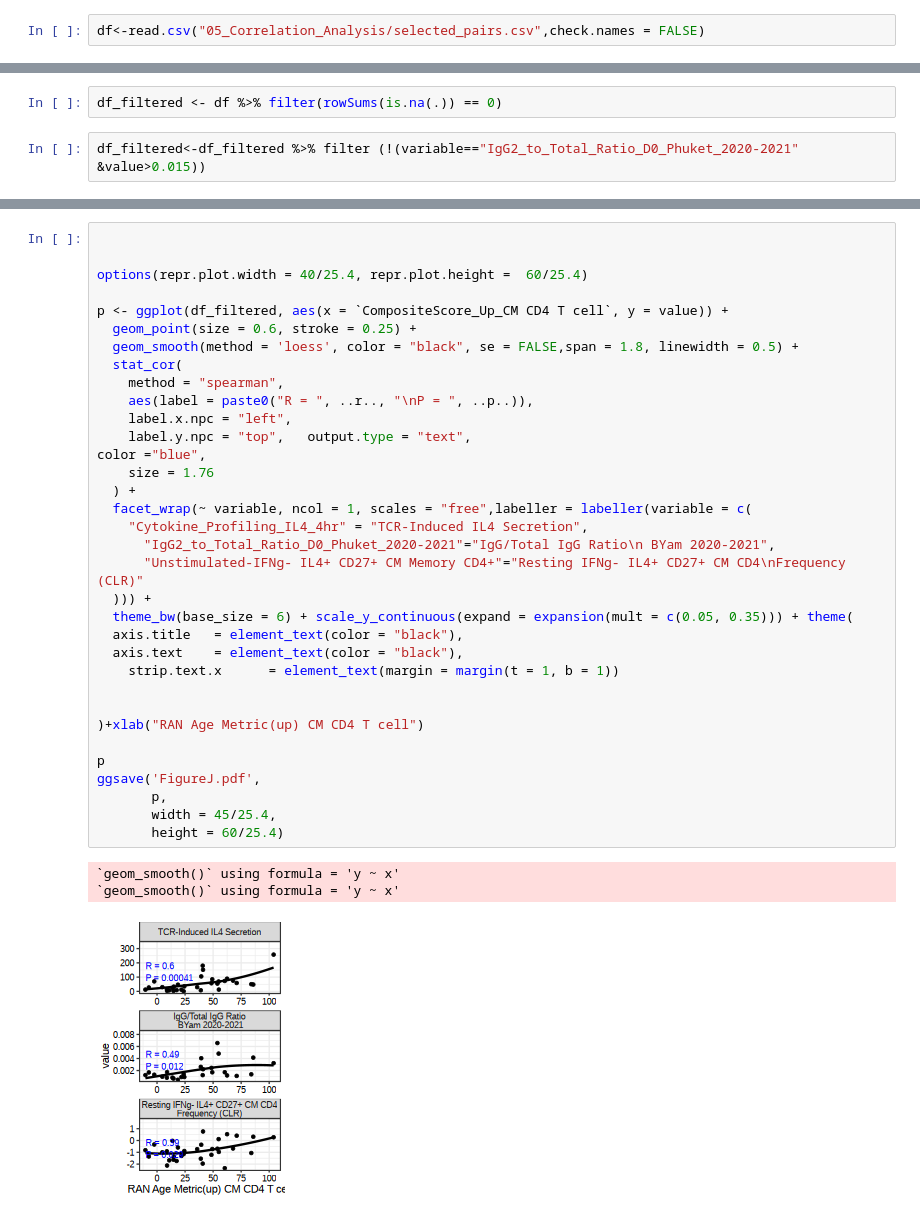
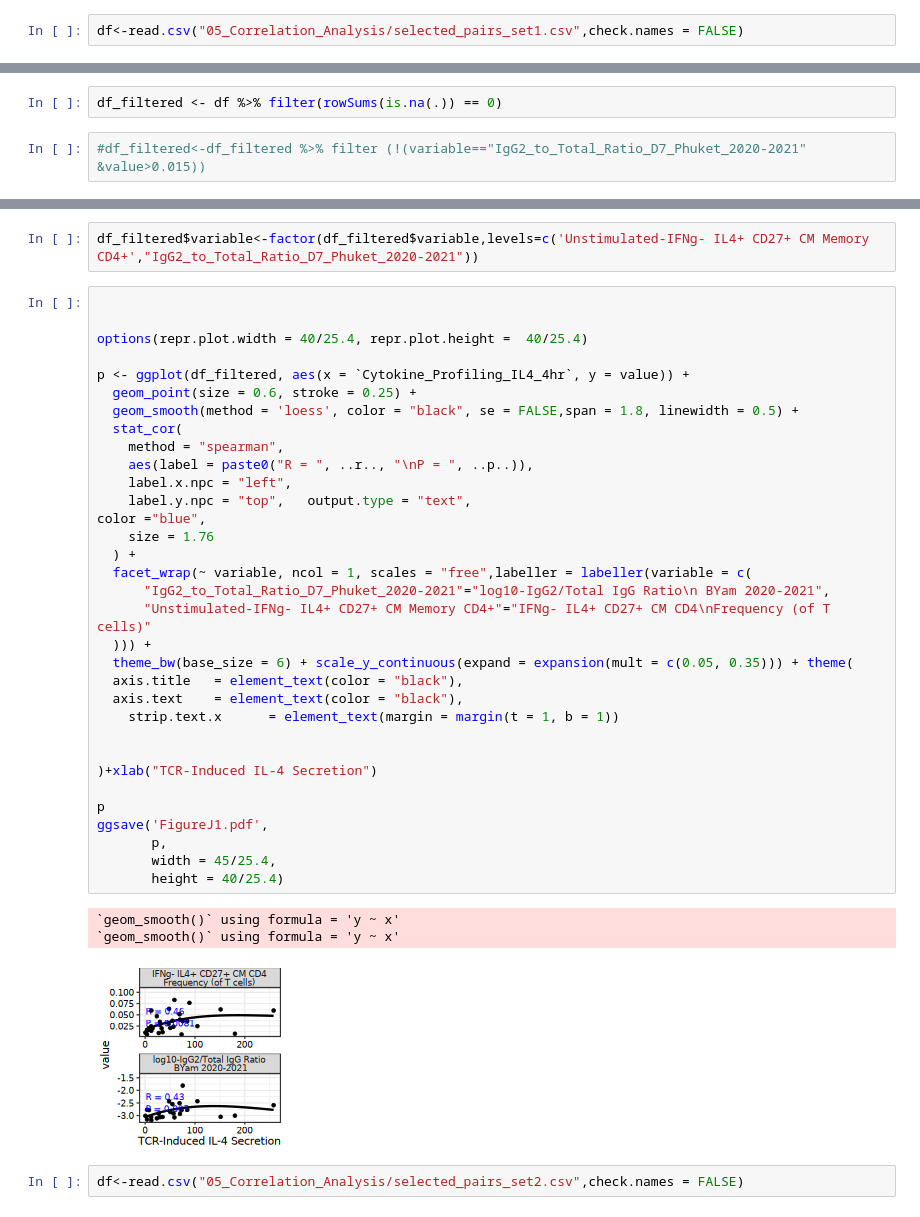
Before and after one commit to aifimmunology/IHA-Figure, a Jupyter notebook: Figure5/10_FigJ.ipynb, the cells around one changed output, grey strips where cells are left out. Cells and saved outputs as stored; diff of their text form.

```diff
--- a/Figure5/10_FigJ.ipynb
+++ b/Figure5/10_FigJ.ipynb
@@ -23,8 +6,8 @@ The following objects are masked from ‘package:base’:
 # %%
-df<-read.csv("05_Correlation_Analysis/selected_pairs.csv",check.names = FALSE)
+df<-read.csv("05_Correlation_Analysis/selected_pairs_set1.csv",check.names = FALSE)
 # %%
 names(df)[is.na(names(df)) | names(df) == ""] <- paste0("V", which(is.na(names(df)) | names(df) == ""))
 # %%
 df_filtered <- df %>% filter(rowSums(is.na(.)) == 0)
 # %%
-df_filtered<-df_filtered %>% filter (!(variable=="IgG2_to_Total_Ratio_D0_Phuket_2020-2021" &value>0.015))
+#df_filtered<-df_filtered %>% filter (!(variable=="IgG2_to_Total_Ratio_D7_Phuket_2020-2021" &value>0.015))
@@ -37,38 +14,41 @@ unique(df_filtered$variable )
+# %%
+df_filtered$variable<-factor(df_filtered$variable,levels=c('Unstimulated-IFNg- IL4+ CD27+ CM Memory CD4+',"IgG2_to_Total_Ratio_D7_Phuket_2020-2021"))
 # %%
 
 
-options(repr.plot.width = 40/25.4, repr.plot.height =  60/25.4)
+options(repr.plot.width = 40/25.4, repr.plot.height =  40/25.4)
 
-p <- ggplot(df_filtered, aes(x = `CompositeScore_Up_CM CD4 T cell`, y = value)) +
+p <- ggplot(df_filtered, aes(x = `Cytokine_Profiling_IL4_4hr`, y = value)) +
   geom_point(size = 0.6, stroke = 0.25) +
   geom_smooth(method = 'loess', color = "black", se = FALSE,span = 1.8, linewidth = 0.5) +
   stat_cor(
     method = "spearman",
     aes(label = paste0("R = ", ..r.., "\nP = ", ..p..)),
     label.x.npc = "left",
     label.y.npc = "top",   output.type = "text",
 color ="blue",
     size = 1.76
   ) +
   facet_wrap(~ variable, ncol = 1, scales = "free",labeller = labeller(variable = c(
-    "Cytokine_Profiling_IL4_4hr" = "TCR-Induced IL4 Secretion",
-      "IgG2_to_Total_Ratio_D0_Phuket_2020-2021"="IgG/Total IgG Ratio\n BYam 2020-2021",
-      "Unstimulated-IFNg- IL4+ CD27+ CM Memory CD4+"="Resting IFNg- IL4+ CD27+ CM CD4\nFrequency (CLR)"
+      "IgG2_to_Total_Ratio_D7_Phuket_2020-2021"="log10-IgG2/Total IgG Ratio\n BYam 2020-2021",
+      "Unstimulated-IFNg- IL4+ CD27+ CM Memory CD4+"="IFNg- IL4+ CD27+ CM CD4\nFrequency (of T cells)"
   ))) +
   theme_bw(base_size = 6) + scale_y_continuous(expand = expansion(mult = c(0.05, 0.35))) + theme(
   axis.title   = element_text(color = "black"),
   axis.text    = element_text(color = "black"),
     strip.text.x      = element_text(margin = margin(t = 1, b = 1))
 
 
-)+xlab("RAN Age Metric(up) CM CD4 T cell")
+)+xlab("TCR-Induced IL-4 Secretion")
 
 p
-ggsave('FigureJ.pdf',
+ggsave('FigureJ1.pdf',
        p,
        width = 45/25.4,
-       height = 60/25.4)
+       height = 40/25.4)
 # %% [output]
 `geom_smooth()` using formula = 'y ~ x'
 `geom_smooth()` using formula = 'y ~ x'
-[figure, old version]
+[figure, new version]
+# %%
+df<-read.csv("05_Correlation_Analysis/selected_pairs_set2.csv",check.names = FALSE)
```
Also changed, not shown: parts of 6 cells of this notebook, 2 other files.
